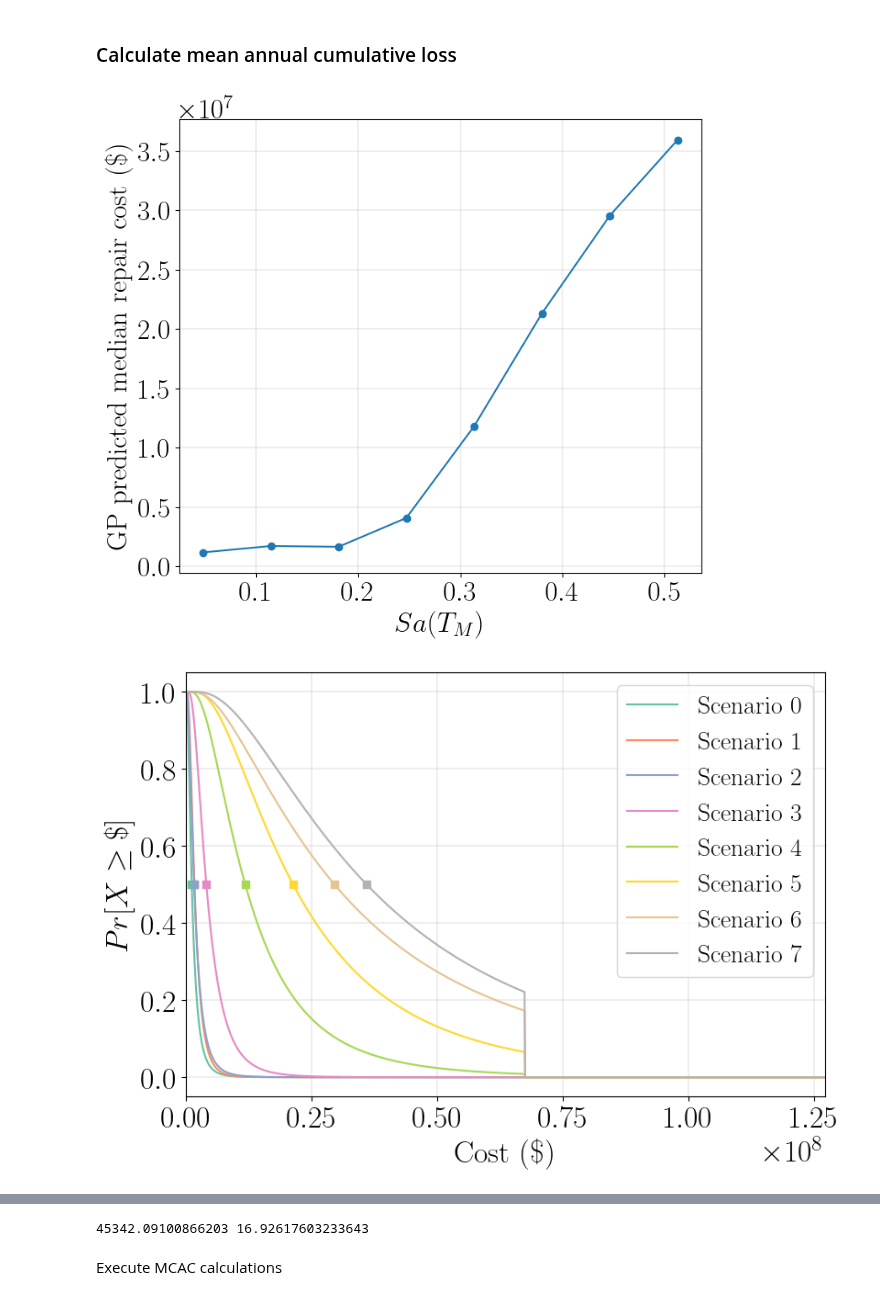
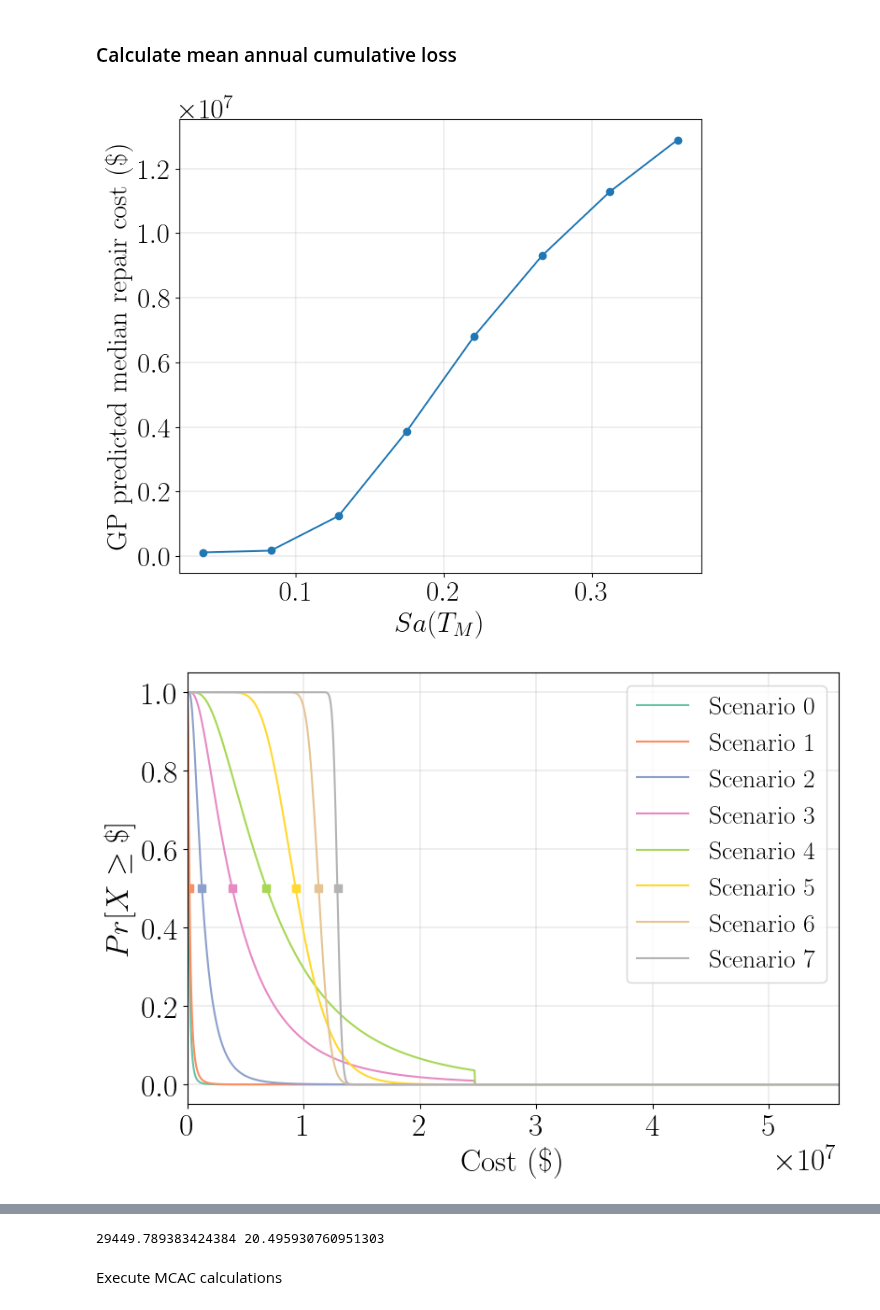
Before and after one commit to hgp297/isol-sys-database, a Jupyter notebook: src/analyses/time_anly.ipynb, the cells around one changed output, grey strips where cells are left out. Cells and saved outputs as stored; diff of their text form; code cells hidden in the pictures.

```diff
--- a/src/analyses/time_anly.ipynb
+++ b/src/analyses/time_anly.ipynb
@@ -28,8 +28,12 @@ warnings.filterwarnings("ignore", category=FutureWarning)
 pd.options.mode.chained_assignment = None
 
 # <change these to your paths>
-path_to_loss_file = '../../data/loss/structural_db_complete_distributions.pickle'
-path_to_max_file = '../../data/loss/structural_db_complete_max_loss.pickle'
+# path_to_loss_file = '../../data/loss/structural_db_complete_distributions.pickle'
+# path_to_max_file = '../../data/loss/structural_db_complete_max_loss.pickle'
+
+path_to_loss_file = '../../data/loss/structural_db_ta_loss.pickle'
+path_to_max_file = '../../data/loss/structural_db_ta_max_loss.pickle'
+
 
 # also change this to point to the directory with the brace database
 # (should be ../data/, I think)
@@ -682,7 +686,8 @@ import matplotlib.pyplot as plt
 plt.close('all')
 fig = plt.figure(figsize=(8, 7))
 ax1=fig.add_subplot(1, 1, 1)
-mdl_beta = mdl_beta_cost_cbf_tfp
+mdl_beta = mdl_beta_cost_cbf_lrb
+
 ax1.plot([np.array(mdl_beta.X_train).ravel()], [mdl_beta.y_train],
           marker='x', markersize=5, color="red")
 
@@ -975,16 +979,16 @@ def calculate_lifetime_loss(row, impact_clfs, cost_regs, time_regs, beta_regs,
 
     return mean_cumulative_annual_cost, mean_cumulative_annual_time
 # %%
-row_no = 850
+row_no = 100
 row = df.iloc[row_no]
 mcac, mcat = calculate_lifetime_loss(row,
                                     impact_clfs=impact_classification_mdls,
                                     cost_regs=cost_regression_mdls,
                                     time_regs=time_regression_mdls,
                                     beta_regs=beta_regression_mdls,
                                     plot_me=True)
 
 print(mcac, mcat)
 # %% [output]
-[figure, old version]
+[figure, new version]
-[figure, old version]
+[figure, new version]
@@ -993,4 +997,4 @@ print(mcac, mcat)
-45342.09100866203 16.92617603233643
+29449.789383424384 20.495930760951303
 # %% [markdown]
 Execute MCAC calculations
 # %%
```
Also changed, not shown: parts of 28 cells of this notebook, 9 other files.
